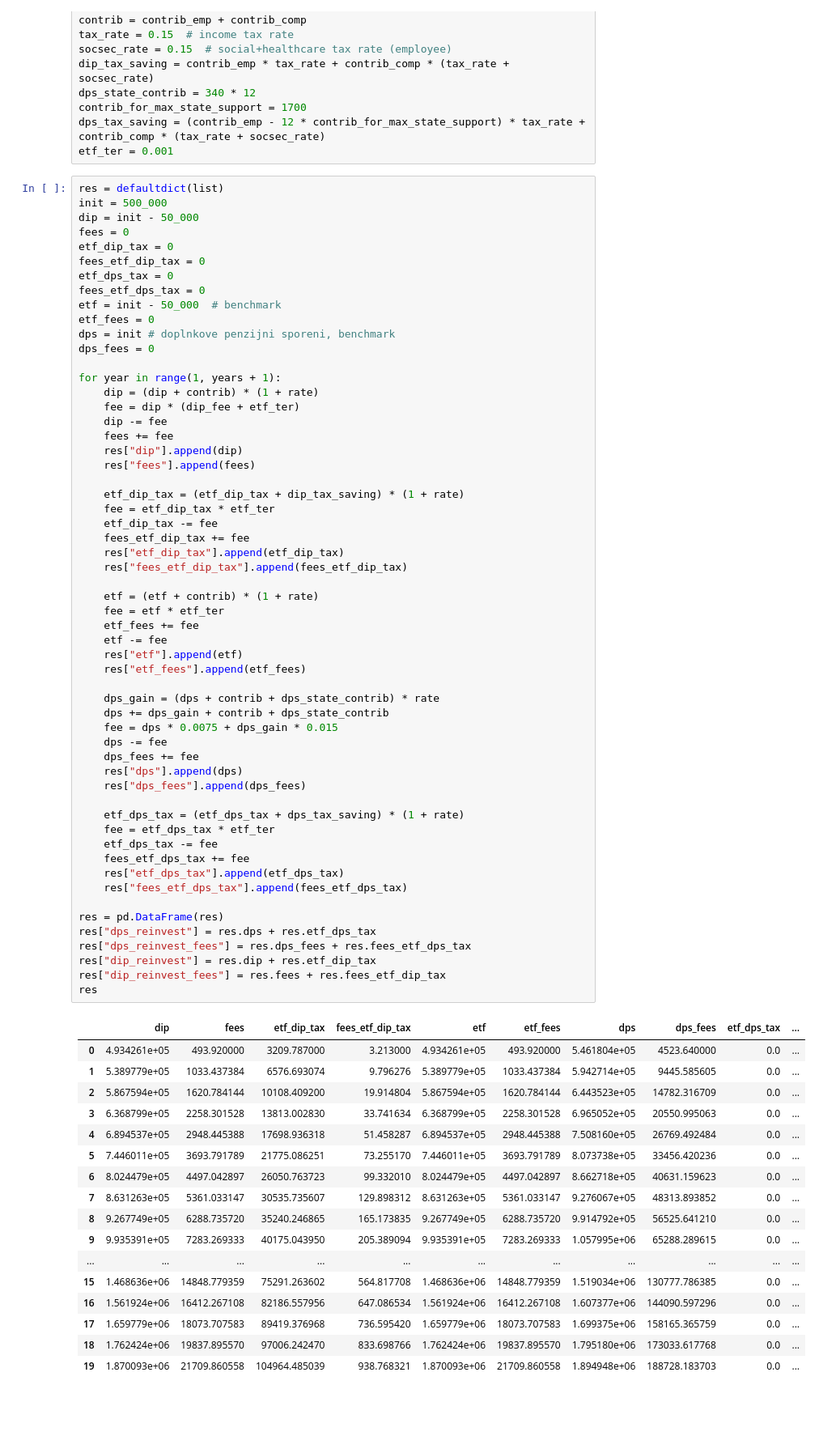
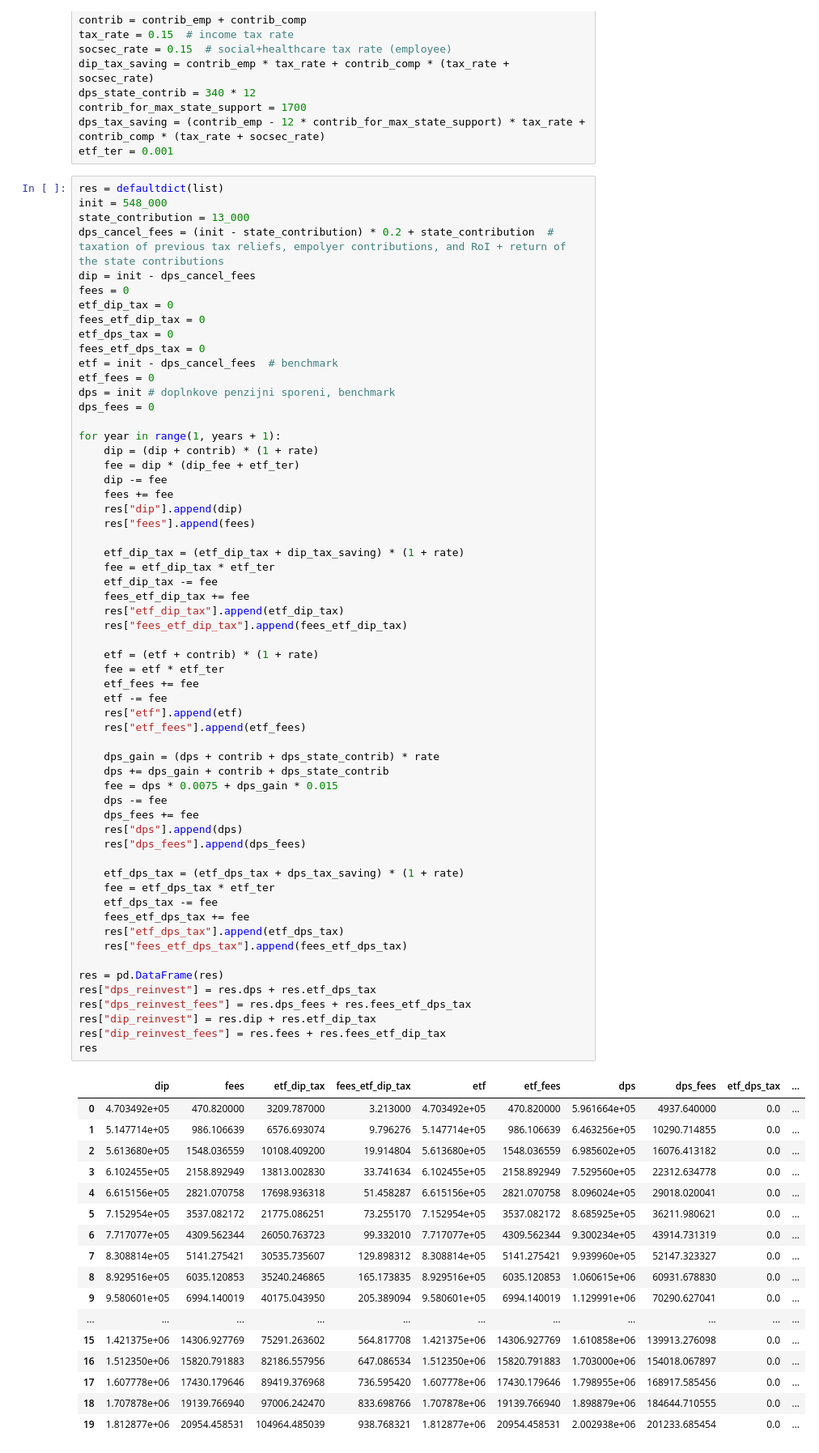
Before and after one commit to vaclavbelak/dip, a Jupyter notebook: dip.ipynb, the cells around one changed output. Shown at 81% size. Saved outputs shown, nothing was run; the diff lists cells and outputs as text; blank space fills up the shorter version.

```diff
--- a/dip.ipynb
+++ b/dip.ipynb
@@ -19,14 +19,16 @@ dps_tax_saving = (contrib_emp - 12 * contrib_for_max_state_support) * tax_rate +
 etf_ter = 0.001
 # %%
 res = defaultdict(list)
-init = 500_000
-dip = init - 50_000
+init = 548_000
+state_contribution = 13_000
+dps_cancel_fees = (init - state_contribution) * 0.2 + state_contribution  # taxation of previous tax reliefs, empolyer contributions, and RoI + return of the state contributions
+dip = init - dps_cancel_fees
 fees = 0
 etf_dip_tax = 0
 fees_etf_dip_tax = 0
 etf_dps_tax = 0
 fees_etf_dps_tax = 0
-etf = init - 50_000  # benchmark
+etf = init - dps_cancel_fees  # benchmark
 etf_fees = 0
 dps = init # doplnkove penzijni sporeni, benchmark
 dps_fees = 0
@@ -49,49 +51,49 @@ for year in range(1, years + 1):
     etf = (etf + contrib) * (1 + rate)
     fee = etf * etf_ter
     etf_fees += fee
     etf -= fee
     res["etf"].append(etf)
     res["etf_fees"].append(etf_fees)
 
     dps_gain = (dps + contrib + dps_state_contrib) * rate
     dps += dps_gain + contrib + dps_state_contrib
     fee = dps * 0.0075 + dps_gain * 0.015
     dps -= fee
     dps_fees += fee
     res["dps"].append(dps)
     res["dps_fees"].append(dps_fees)
 
     etf_dps_tax = (etf_dps_tax + dps_tax_saving) * (1 + rate)
     fee = etf_dps_tax * etf_ter
     etf_dps_tax -= fee
     fees_etf_dps_tax += fee
     res["etf_dps_tax"].append(etf_dps_tax)
     res["fees_etf_dps_tax"].append(fees_etf_dps_tax)
 
 res = pd.DataFrame(res)
 res["dps_reinvest"] = res.dps + res.etf_dps_tax
 res["dps_reinvest_fees"] = res.dps_fees + res.fees_etf_dps_tax
 res["dip_reinvest"] = res.dip + res.etf_dip_tax
 res["dip_reinvest_fees"] = res.fees + res.fees_etf_dip_tax
 res
 # %% [output]
 |  | dip | fees | etf_dip_tax | fees_etf_dip_tax | etf | etf_fees | dps | dps_fees | etf_dps_tax | ... |
-| 0 | 4.934261e+05 | 493.920000 | 3209.787000 | 3.213000 | 4.934261e+05 | 493.920000 | 5.461804e+05 | 4523.640000 | 0.0 | ... |
-| 1 | 5.389779e+05 | 1033.437384 | 6576.693074 | 9.796276 | 5.389779e+05 | 1033.437384 | 5.942714e+05 | 9445.585605 | 0.0 | ... |
-| 2 | 5.867594e+05 | 1620.784144 | 10108.409200 | 19.914804 | 5.867594e+05 | 1620.784144 | 6.443523e+05 | 14782.316709 | 0.0 | ... |
-| 3 | 6.368799e+05 | 2258.301528 | 13813.002830 | 33.741634 | 6.368799e+05 | 2258.301528 | 6.965052e+05 | 20550.995063 | 0.0 | ... |
-| 4 | 6.894537e+05 | 2948.445388 | 17698.936318 | 51.458287 | 6.894537e+05 | 2948.445388 | 7.508160e+05 | 26769.492484 | 0.0 | ... |
-| 5 | 7.446011e+05 | 3693.791789 | 21775.086251 | 73.255170 | 7.446011e+05 | 3693.791789 | 8.073738e+05 | 33456.420236 | 0.0 | ... |
-| 6 | 8.024479e+05 | 4497.042897 | 26050.763723 | 99.332010 | 8.024479e+05 | 4497.042897 | 8.662718e+05 | 40631.159623 | 0.0 | ... |
-| 7 | 8.631263e+05 | 5361.033147 | 30535.735607 | 129.898312 | 8.631263e+05 | 5361.033147 | 9.276067e+05 | 48313.893852 | 0.0 | ... |
-| 8 | 9.267749e+05 | 6288.735720 | 35240.246865 | 165.173835 | 9.267749e+05 | 6288.735720 | 9.914792e+05 | 56525.641210 | 0.0 | ... |
-| 9 | 9.935391e+05 | 7283.269333 | 40175.043950 | 205.389094 | 9.935391e+05 | 7283.269333 | 1.057995e+06 | 65288.289615 | 0.0 | ... |
+| 0 | 4.703492e+05 | 470.820000 | 3209.787000 | 3.213000 | 4.703492e+05 | 470.820000 | 5.961664e+05 | 4937.640000 | 0.0 | ... |
+| 1 | 5.147714e+05 | 986.106639 | 6576.693074 | 9.796276 | 5.147714e+05 | 986.106639 | 6.463256e+05 | 10290.714855 | 0.0 | ... |
+| 2 | 5.613680e+05 | 1548.036559 | 10108.409200 | 19.914804 | 5.613680e+05 | 1548.036559 | 6.985602e+05 | 16076.413182 | 0.0 | ... |
+| 3 | 6.102455e+05 | 2158.892949 | 13813.002830 | 33.741634 | 6.102455e+05 | 2158.892949 | 7.529560e+05 | 22312.634778 | 0.0 | ... |
+| 4 | 6.615156e+05 | 2821.070758 | 17698.936318 | 51.458287 | 6.615156e+05 | 2821.070758 | 8.096024e+05 | 29018.020041 | 0.0 | ... |
+| 5 | 7.152954e+05 | 3537.082172 | 21775.086251 | 73.255170 | 7.152954e+05 | 3537.082172 | 8.685925e+05 | 36211.980621 | 0.0 | ... |
+| 6 | 7.717077e+05 | 4309.562344 | 26050.763723 | 99.332010 | 7.717077e+05 | 4309.562344 | 9.300234e+05 | 43914.731319 | 0.0 | ... |
+| 7 | 8.308814e+05 | 5141.275421 | 30535.735607 | 129.898312 | 8.308814e+05 | 5141.275421 | 9.939960e+05 | 52147.323327 | 0.0 | ... |
+| 8 | 8.929516e+05 | 6035.120853 | 35240.246865 | 165.173835 | 8.929516e+05 | 6035.120853 | 1.060615e+06 | 60931.678830 | 0.0 | ... |
+| 9 | 9.580601e+05 | 6994.140019 | 40175.043950 | 205.389094 | 9.580601e+05 | 6994.140019 | 1.129991e+06 | 70290.627041 | 0.0 | ... |
 | ... | ... | ... | ... | ... | ... | ... | ... | ... | ... | ... |
-| 15 | 1.468636e+06 | 14848.779359 | 75291.263602 | 564.817708 | 1.468636e+06 | 14848.779359 | 1.519034e+06 | 130777.786385 | 0.0 | ... |
-| 16 | 1.561924e+06 | 16412.267108 | 82186.557956 | 647.086534 | 1.561924e+06 | 16412.267108 | 1.607377e+06 | 144090.597296 | 0.0 | ... |
-| 17 | 1.659779e+06 | 18073.707583 | 89419.376968 | 736.595420 | 1.659779e+06 | 18073.707583 | 1.699375e+06 | 158165.365759 | 0.0 | ... |
-| 18 | 1.762424e+06 | 19837.895570 | 97006.242470 | 833.698766 | 1.762424e+06 | 19837.895570 | 1.795180e+06 | 173033.617768 | 0.0 | ... |
-| 19 | 1.870093e+06 | 21709.860558 | 104964.485039 | 938.768321 | 1.870093e+06 | 21709.860558 | 1.894948e+06 | 188728.183703 | 0.0 | ... |
+| 15 | 1.421375e+06 | 14306.927769 | 75291.263602 | 564.817708 | 1.421375e+06 | 14306.927769 | 1.610858e+06 | 139913.276098 | 0.0 | ... |
+| 16 | 1.512350e+06 | 15820.791883 | 82186.557956 | 647.086534 | 1.512350e+06 | 15820.791883 | 1.703000e+06 | 154018.067897 | 0.0 | ... |
+| 17 | 1.607778e+06 | 17430.179646 | 89419.376968 | 736.595420 | 1.607778e+06 | 17430.179646 | 1.798955e+06 | 168917.585456 | 0.0 | ... |
+| 18 | 1.707878e+06 | 19139.766940 | 97006.242470 | 833.698766 | 1.707878e+06 | 19139.766940 | 1.898879e+06 | 184644.710555 | 0.0 | ... |
+| 19 | 1.812877e+06 | 20954.458531 | 104964.485039 | 938.768321 | 1.812877e+06 | 20954.458531 | 2.002938e+06 | 201233.685454 | 0.0 | ... |
 # %%
 sns.lineplot(res[["dps_reinvest", "dip_reinvest", "etf"]])
 # %% [output]
```
Also changed, not shown: parts of 4 cells of this notebook.
